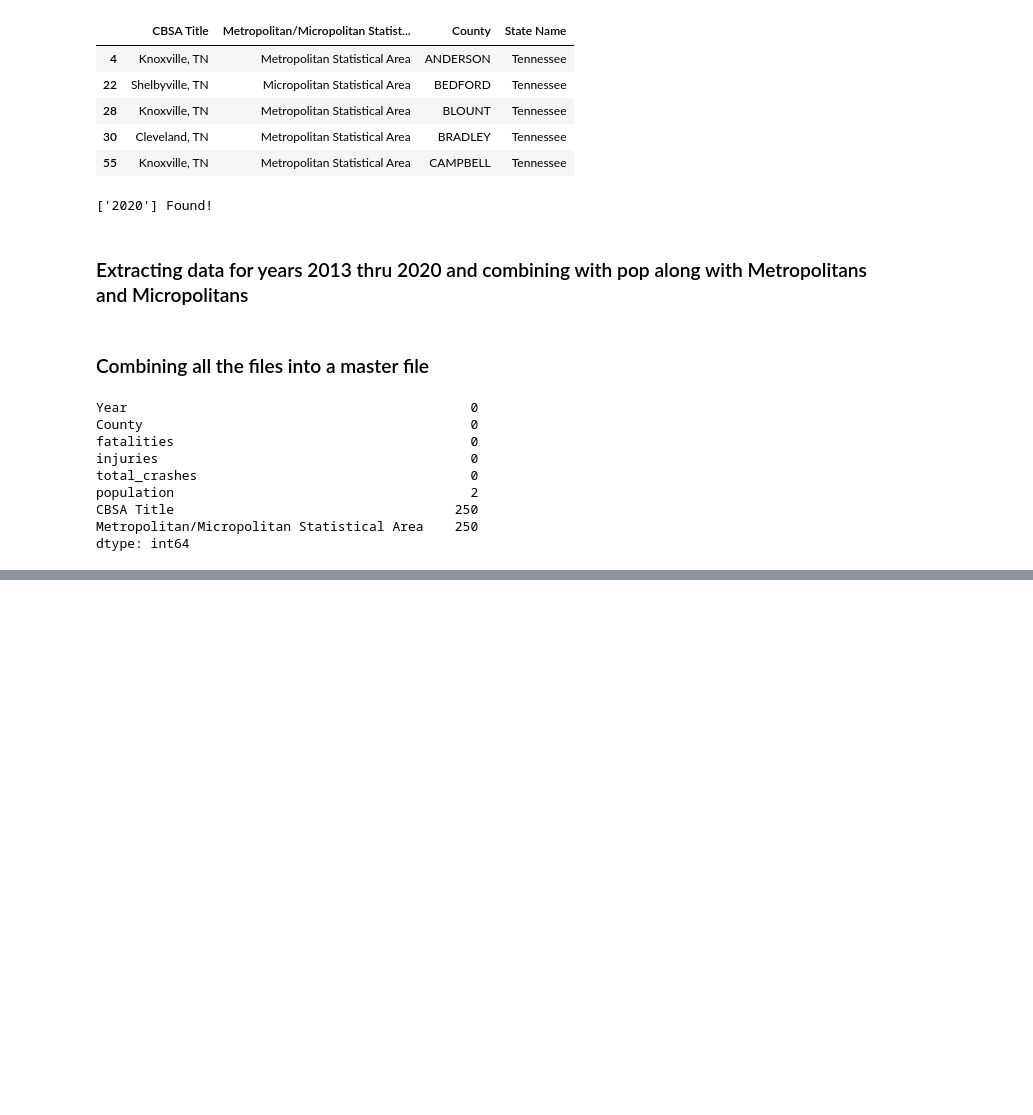
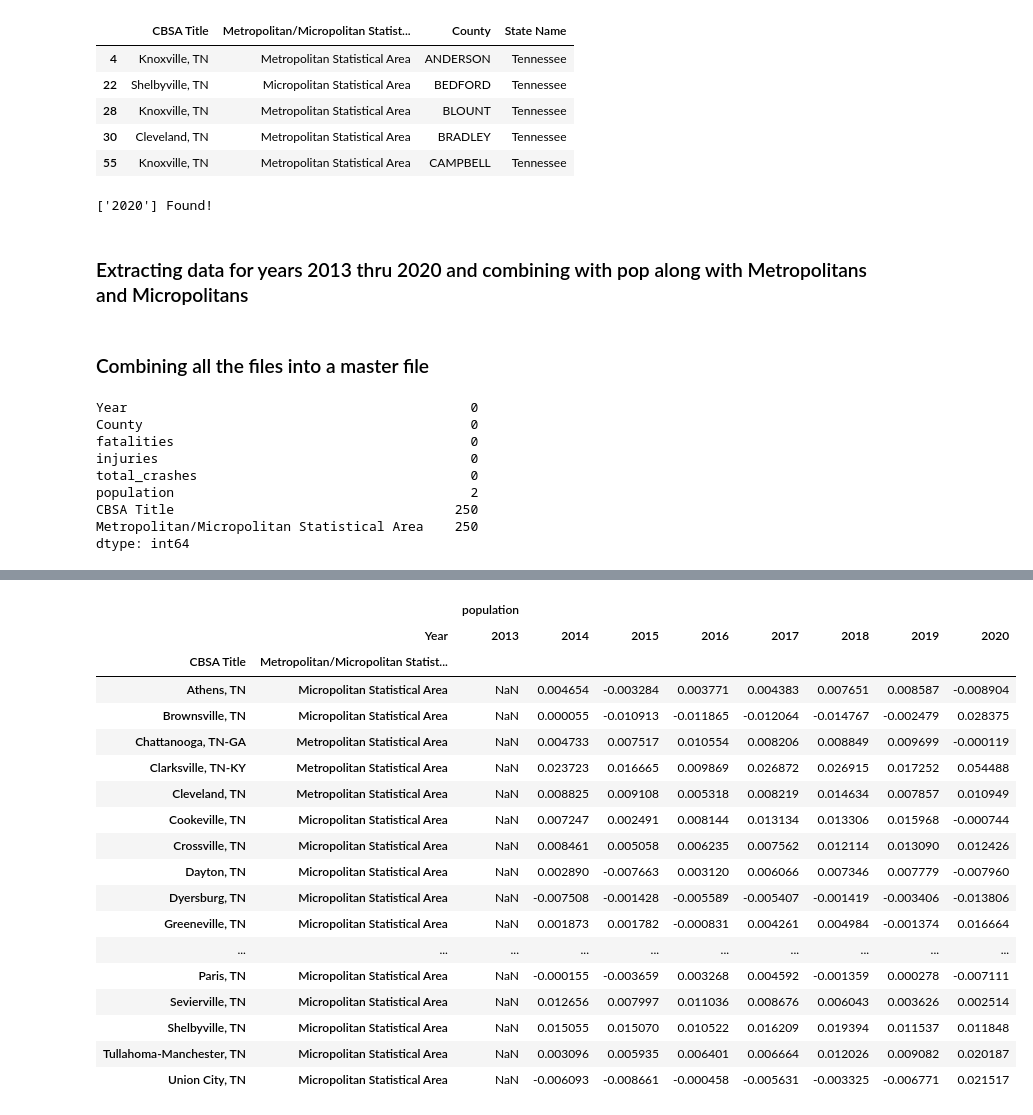
Before and after one commit to igoike/Capstone, a Jupyter notebook: notebooks/tn_analysis.ipynb, the cells around one changed output, grey strips where cells are left out. Saved outputs shown, nothing was run; the diff lists cells and outputs as text; code cells hidden in the pictures; blank space fills up the shorter version.

```diff
--- a/notebooks/tn_analysis.ipynb
+++ b/notebooks/tn_analysis.ipynb
@@ -182,0 +228,23 @@ df_tn_master.to_excel('../data/TN.xlsx', engine='xlsxwriter',index=False)
+# %%
+df_tn_master_pop_analysis = df_tn_master_pop_gr.pct_change(axis='columns')
+df_tn_master_pop_analysis
+# %% [output]
+|  |  | population |  |  |  |  |  |  |  |
+|  | Year | 2013 | 2014 | 2015 | 2016 | 2017 | 2018 | 2019 | 2020 |
+| CBSA Title | Metropolitan/Micropolitan Statist... |  |  |  |  |  |  |  |  |
+| Athens, TN | Micropolitan Statistical Area | NaN | 0.004654 | -0.003284 | 0.003771 | 0.004383 | 0.007651 | 0.008587 | -0.008904 |
+| Brownsville, TN | Micropolitan Statistical Area | NaN | 0.000055 | -0.010913 | -0.011865 | -0.012064 | -0.014767 | -0.002479 | 0.028375 |
+| Chattanooga, TN-GA | Metropolitan Statistical Area | NaN | 0.004733 | 0.007517 | 0.010554 | 0.008206 | 0.008849 | 0.009699 | -0.000119 |
+| Clarksville, TN-KY | Metropolitan Statistical Area | NaN | 0.023723 | 0.016665 | 0.009869 | 0.026872 | 0.026915 | 0.017252 | 0.054488 |
+| Cleveland, TN | Metropolitan Statistical Area | NaN | 0.008825 | 0.009108 | 0.005318 | 0.008219 | 0.014634 | 0.007857 | 0.010949 |
+| Cookeville, TN | Micropolitan Statistical Area | NaN | 0.007247 | 0.002491 | 0.008144 | 0.013134 | 0.013306 | 0.015968 | -0.000744 |
+| Crossville, TN | Micropolitan Statistical Area | NaN | 0.008461 | 0.005058 | 0.006235 | 0.007562 | 0.012114 | 0.013090 | 0.012426 |
+| Dayton, TN | Micropolitan Statistical Area | NaN | 0.002890 | -0.007663 | 0.003120 | 0.006066 | 0.007346 | 0.007779 | -0.007960 |
+| Dyersburg, TN | Micropolitan Statistical Area | NaN | -0.007508 | -0.001428 | -0.005589 | -0.005407 | -0.001419 | -0.003406 | -0.013806 |
+| Greeneville, TN | Micropolitan Statistical Area | NaN | 0.001873 | 0.001782 | -0.000831 | 0.004261 | 0.004984 | -0.001374 | 0.016664 |
+| ... | ... | ... | ... | ... | ... | ... | ... | ... | ... |
+| Paris, TN | Micropolitan Statistical Area | NaN | -0.000155 | -0.003659 | 0.003268 | 0.004592 | -0.001359 | 0.000278 | -0.007111 |
+| Sevierville, TN | Micropolitan Statistical Area | NaN | 0.012656 | 0.007997 | 0.011036 | 0.008676 | 0.006043 | 0.003626 | 0.002514 |
+| Shelbyville, TN | Micropolitan Statistical Area | NaN | 0.015055 | 0.015070 | 0.010522 | 0.016209 | 0.019394 | 0.011537 | 0.011848 |
+| Tullahoma-Manchester, TN | Micropolitan Statistical Area | NaN | 0.003096 | 0.005935 | 0.006401 | 0.006664 | 0.012026 | 0.009082 | 0.020187 |
+| Union City, TN | Micropolitan Statistical Area | NaN | -0.006093 | -0.008661 | -0.000458 | -0.005631 | -0.003325 | -0.006771 | 0.021517 |
```
Also changed, not shown: parts of 4 cells of this notebook, 42 other files.
